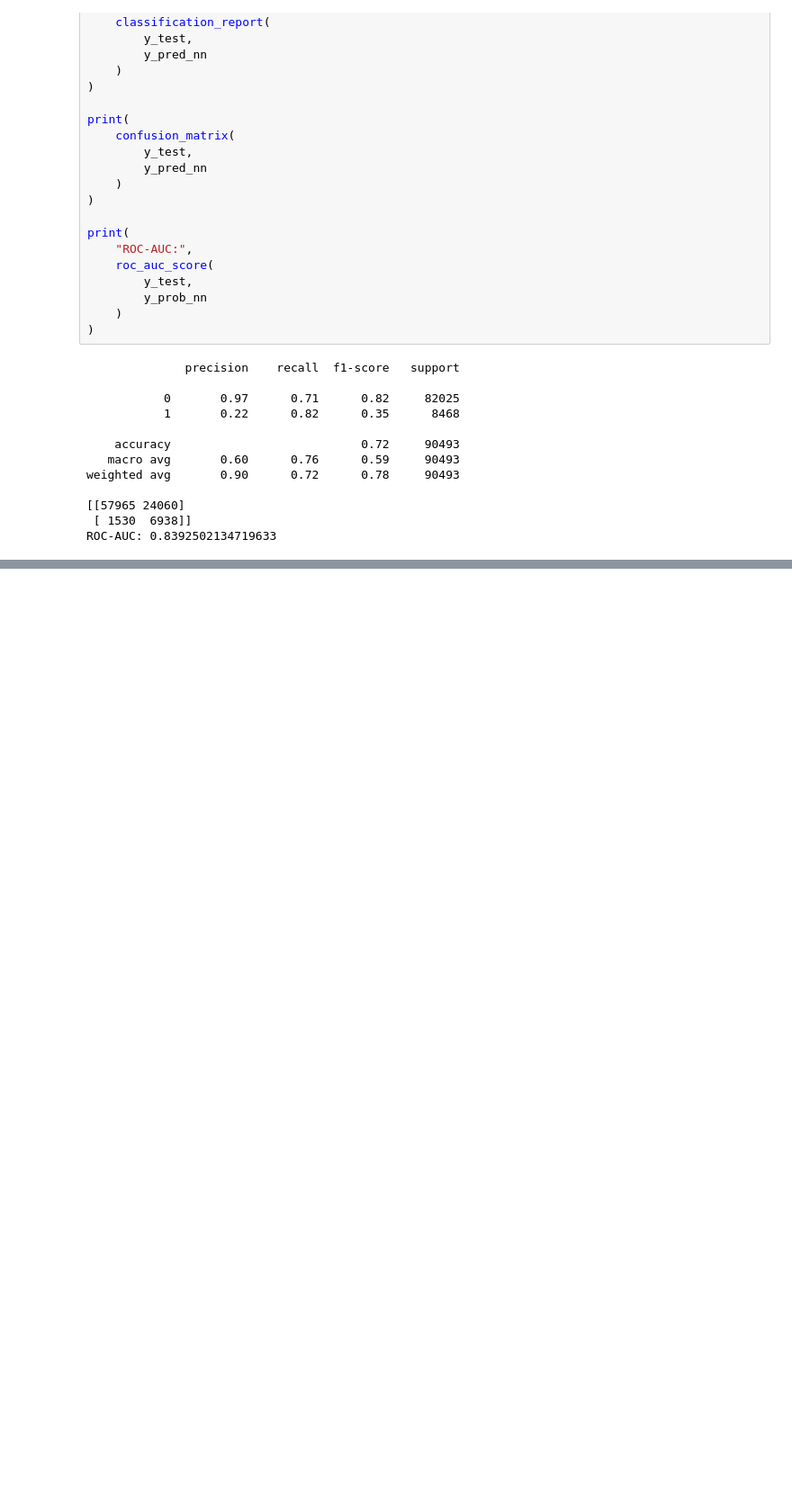
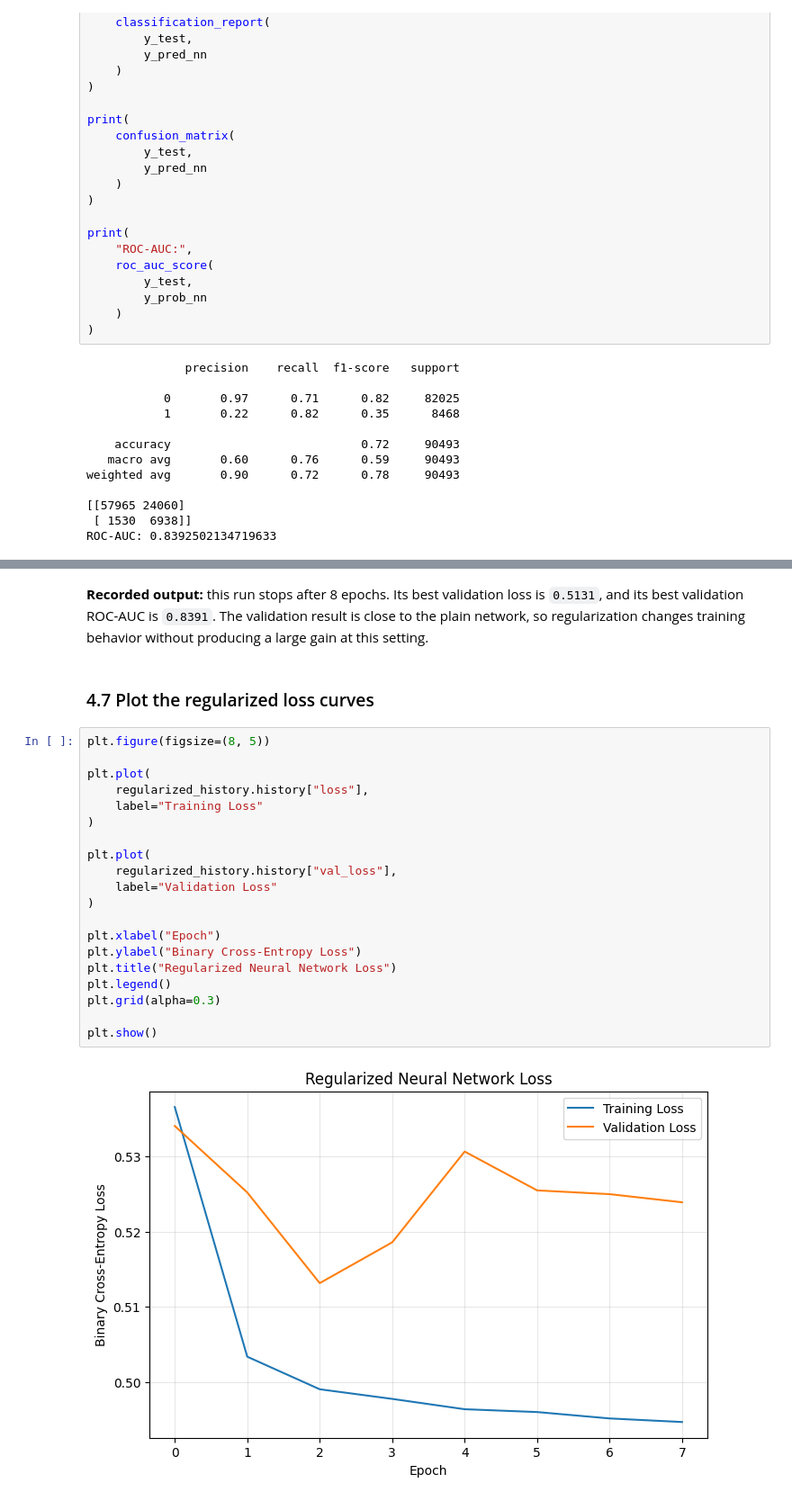
Before and after one commit to MalikJaH/binx-cardiac-risk-ml, a Jupyter notebook: notebooks/neural_network/02_neural_network.ipynb, the cells around one changed output, grey strips where cells are left out. Shown at 90% size. Cells and saved outputs as stored; diff of their text form; blank space fills up the shorter version.

Commit message:
Add Keras training, tuning, oversampling, and threshold evaluation

```diff
--- a/notebooks/neural_network/02_neural_network.ipynb
+++ b/notebooks/neural_network/02_neural_network.ipynb
@@ -622,0 +906,26 @@ The final model achieves **0.839 test ROC-AUC** and **71.7% test accuracy**. At
+# %% [markdown]
+**Recorded output:** this run stops after 8 epochs. Its best validation loss is `0.5131`, and its best validation ROC-AUC is `0.8391`. The validation result is close to the plain network, so regularization changes training behavior without producing a large gain at this setting.
+# %% [markdown]
+### 4.7 Plot the regularized loss curves
+# %%
+plt.figure(figsize=(8, 5))
+
+plt.plot(
+    regularized_history.history["loss"],
+    label="Training Loss"
+)
+
+plt.plot(
+    regularized_history.history["val_loss"],
+    label="Validation Loss"
+)
+
+plt.xlabel("Epoch")
+plt.ylabel("Binary Cross-Entropy Loss")
+plt.title("Regularized Neural Network Loss")
+plt.legend()
+plt.grid(alpha=0.3)
+
+plt.show()
+# %% [output]
+[figure, added]
```
Also changed, not shown: parts of 135 cells of this notebook, 11 other files.
